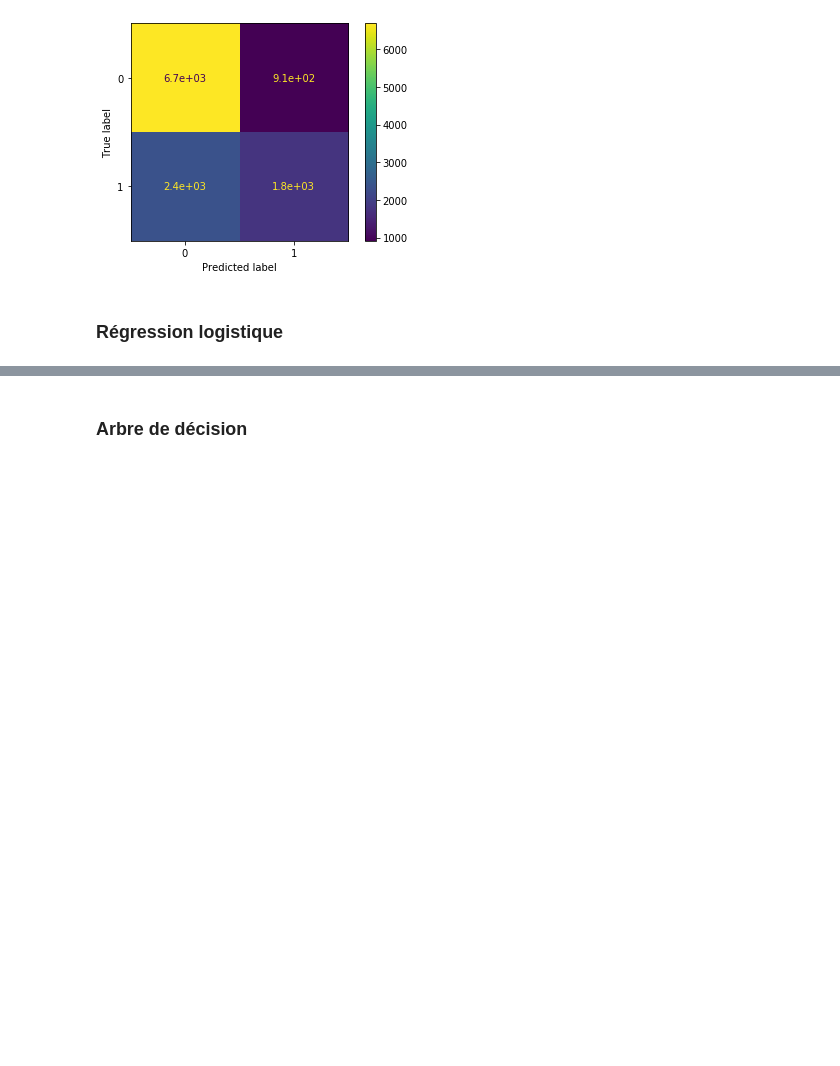
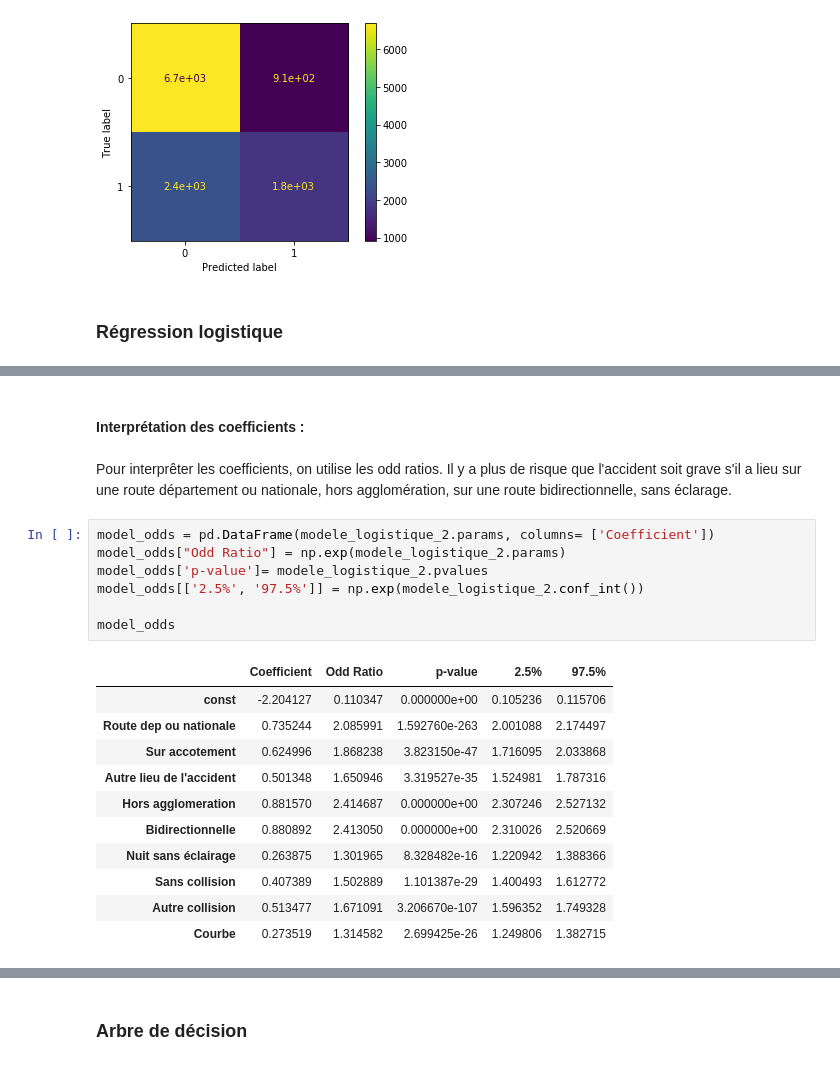
Before and after one commit to Clotilde-23/Accidents-corporels, a Jupyter notebook: Modelisation.ipynb, the cells around one changed output, grey strips where cells are left out. Cells and saved outputs as stored; diff of their text form; blank space fills up the shorter version.

```diff
--- a/Modelisation.ipynb
+++ b/Modelisation.ipynb
@@ -248,0 +286,23 @@ On remarque que les variables "A chaussées séparées" et "Plein jour" ne sont
+# %% [markdown]
+#### Interprétation des coefficients :
+# %% [markdown]
+Pour interprêter les coefficients, on utilise les odd ratios. Il y a plus de risque que l'accident soit grave s'il a lieu sur une route département ou nationale, hors agglomération, sur une route bidirectionnelle, sans éclarage.
+# %%
+model_odds = pd.DataFrame(modele_logistique_2.params, columns= ['Coefficient'])
+model_odds["Odd Ratio"] = np.exp(modele_logistique_2.params)
+model_odds['p-value']= modele_logistique_2.pvalues
+model_odds[['2.5%', '97.5%']] = np.exp(modele_logistique_2.conf_int())
+
+model_odds
+# %% [output]
+|  | Coefficient | Odd Ratio | p-value | 2.5% | 97.5% |
+| const | -2.204127 | 0.110347 | 0.000000e+00 | 0.105236 | 0.115706 |
+| Route dep ou nationale | 0.735244 | 2.085991 | 1.592760e-263 | 2.001088 | 2.174497 |
+| Sur accotement | 0.624996 | 1.868238 | 3.823150e-47 | 1.716095 | 2.033868 |
+| Autre lieu de l'accident | 0.501348 | 1.650946 | 3.319527e-35 | 1.524981 | 1.787316 |
+| Hors agglomeration | 0.881570 | 2.414687 | 0.000000e+00 | 2.307246 | 2.527132 |
+| Bidirectionnelle | 0.880892 | 2.413050 | 0.000000e+00 | 2.310026 | 2.520669 |
+| Nuit sans éclairage | 0.263875 | 1.301965 | 8.328482e-16 | 1.220942 | 1.388366 |
+| Sans collision | 0.407389 | 1.502889 | 1.101387e-29 | 1.400493 | 1.612772 |
+| Autre collision | 0.513477 | 1.671091 | 3.206670e-107 | 1.596352 | 1.749328 |
+| Courbe | 0.273519 | 1.314582 | 2.699425e-26 | 1.249806 | 1.382715 |
```
Also changed, not shown: parts of 17 cells of this notebook, 2 other files.
